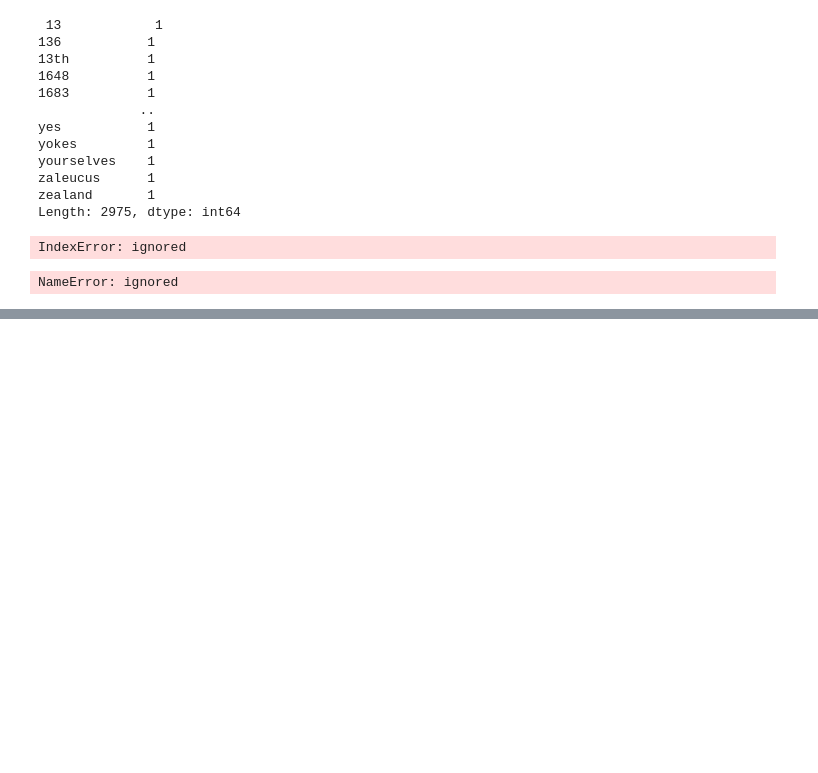
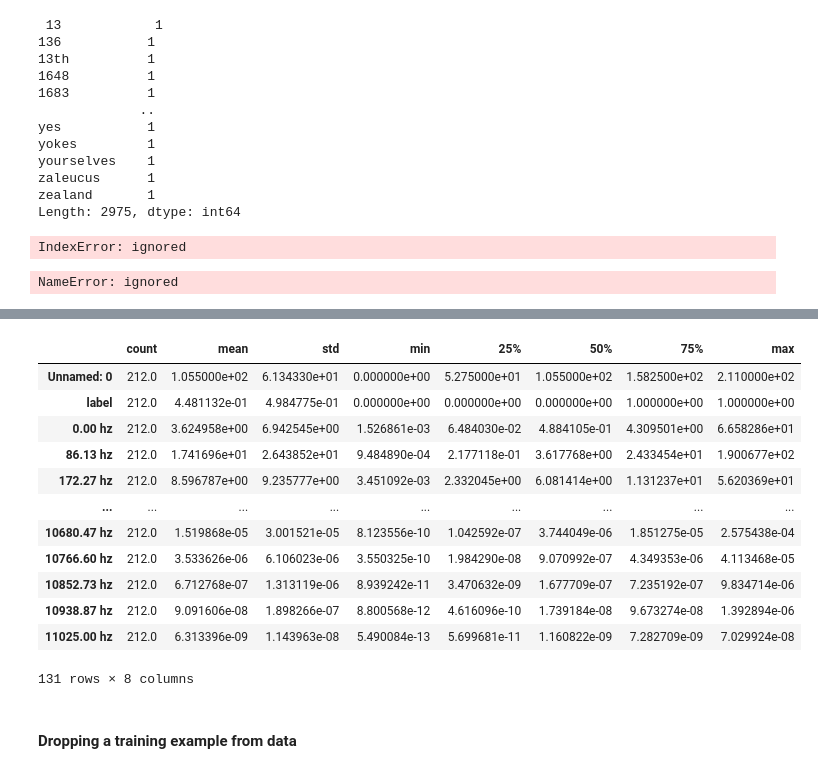
Before and after one commit to zachfreitas/ADS_504_Machine_Learning, a Jupyter notebook: Module_2/assignment_2/Assignment_2.ipynb, the cells around one changed output, grey strips where cells are left out. Saved outputs shown, nothing was run; the diff lists cells and outputs as text; code cells hidden in the pictures; blank space fills up the shorter version.

```diff
--- a/Module_2/assignment_2/Assignment_2.ipynb
+++ b/Module_2/assignment_2/Assignment_2.ipynb
@@ -540,0 +557,16 @@ a_df
+# %%
+a_df.describe().T
+# %% [output]
+|  | count | mean | std | min | 25% | 50% | 75% | max |
+| Unnamed: 0 | 212.0 | 1.055000e+02 | 6.134330e+01 | 0.000000e+00 | 5.275000e+01 | 1.055000e+02 | 1.582500e+02 | 2.110000e+02 |
+| label | 212.0 | 4.481132e-01 | 4.984775e-01 | 0.000000e+00 | 0.000000e+00 | 0.000000e+00 | 1.000000e+00 | 1.000000e+00 |
+| 0.00 hz | 212.0 | 3.624958e+00 | 6.942545e+00 | 1.526861e-03 | 6.484030e-02 | 4.884105e-01 | 4.309501e+00 | 6.658286e+01 |
+| 86.13 hz | 212.0 | 1.741696e+01 | 2.643852e+01 | 9.484890e-04 | 2.177118e-01 | 3.617768e+00 | 2.433454e+01 | 1.900677e+02 |
+| 172.27 hz | 212.0 | 8.596787e+00 | 9.235777e+00 | 3.451092e-03 | 2.332045e+00 | 6.081414e+00 | 1.131237e+01 | 5.620369e+01 |
+| ... | ... | ... | ... | ... | ... | ... | ... | ... |
+| 10680.47 hz | 212.0 | 1.519868e-05 | 3.001521e-05 | 8.123556e-10 | 1.042592e-07 | 3.744049e-06 | 1.851275e-05 | 2.575438e-04 |
+| 10766.60 hz | 212.0 | 3.533626e-06 | 6.106023e-06 | 3.550325e-10 | 1.984290e-08 | 9.070992e-07 | 4.349353e-06 | 4.113468e-05 |
+| 10852.73 hz | 212.0 | 6.712768e-07 | 1.313119e-06 | 8.939242e-11 | 3.470632e-09 | 1.677709e-07 | 7.235192e-07 | 9.834714e-06 |
+| 10938.87 hz | 212.0 | 9.091606e-08 | 1.898266e-07 | 8.800568e-12 | 4.616096e-10 | 1.739184e-08 | 9.673274e-08 | 1.392894e-06 |
+| 11025.00 hz | 212.0 | 6.313396e-09 | 1.143963e-08 | 5.490084e-13 | 5.699681e-11 | 1.160822e-09 | 7.282709e-09 | 7.029924e-08 |
+131 rows × 8 columns
@@ -540,0 +579,2 @@ a_df
+# %% [markdown]
+#### Dropping a training example from data
```
Also changed, not shown: parts of 20 cells of this notebook.
